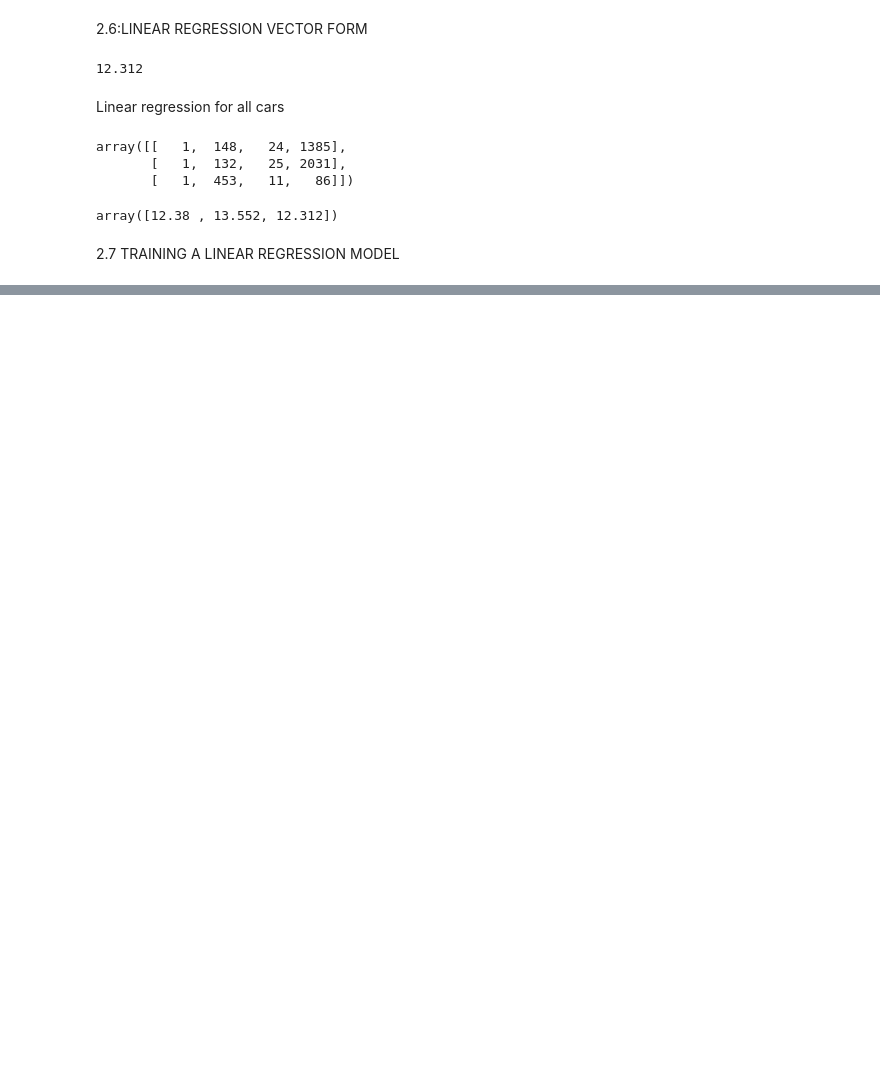
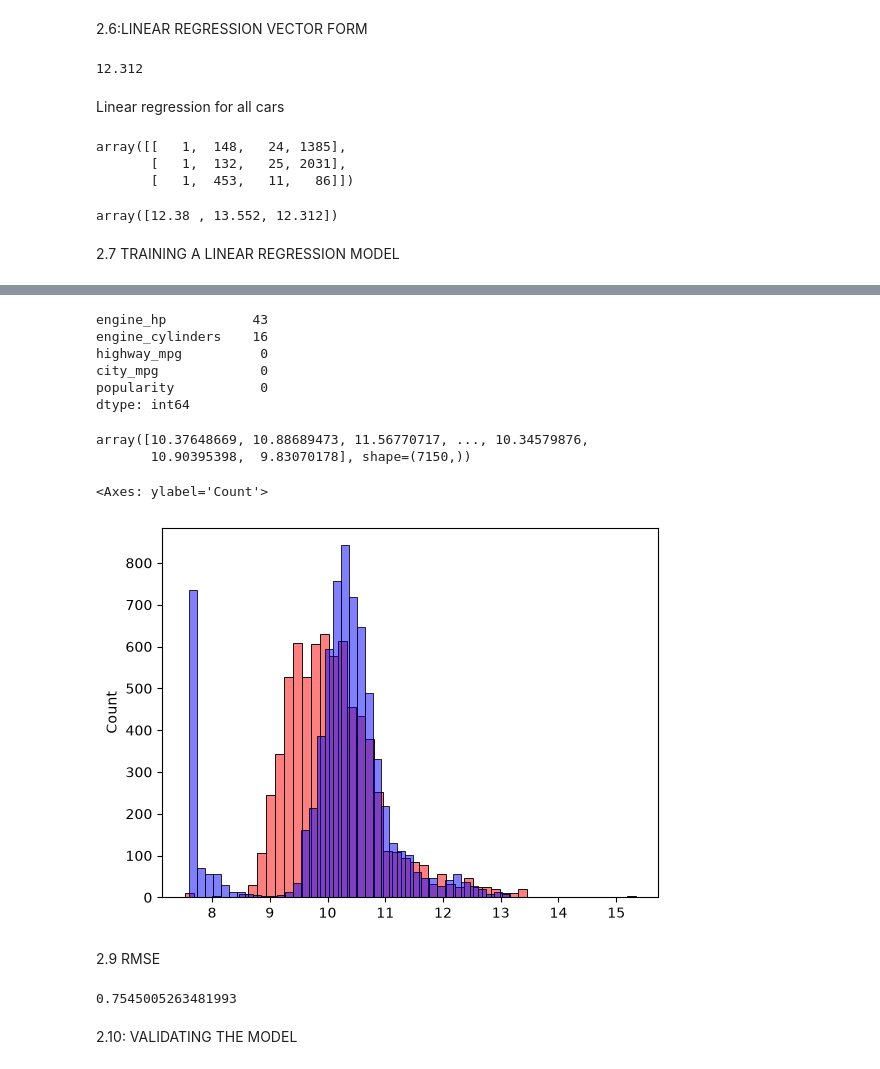
Before and after one commit to william-kambi/machine--learning-zoomcamp, a Jupyter notebook: 02-regression/02 carprice.ipynb, the cells around one changed output, grey strips where cells are left out. Cells and saved outputs as stored; diff of their text form; code cells hidden in the pictures; blank space fills up the shorter version.

```diff
--- a/02-regression/02 carprice.ipynb
+++ b/02-regression/02 carprice.ipynb
@@ -377,0 +434,4 @@ array([12.38 , 13.552, 12.312])
+# %%
+base = ['engine_hp', 'engine_cylinders', 'highway_mpg',
+        'city_mpg', 'popularity']
+df_train[base]
@@ -377,0 +454,28 @@ array([12.38 , 13.552, 12.312])
+# %%
+df_train[base].isnull().sum()
+# %% [output]
+engine_hp           43
+engine_cylinders    16
+highway_mpg          0
+city_mpg             0
+popularity           0
+dtype: int64
+# %%
+X_train = df_train[base].fillna(0).values
+# %%
+y_train
+# %% [output]
+array([10.37648669, 10.88689473, 11.56770717, ..., 10.34579876,
+       10.90395398,  9.83070178], shape=(7150,))
+# %%
+w0 , w =linear_regression(X_train, y_train)
+# %%
+y_pred = w0 + X_train.dot(w)
+# %%
+sns.histplot(y_pred,color='red',alpha=0.5,bins=50)
+sns.histplot(y_train,color='blue',alpha=0.5,bins=50)
+# %% [output]
+<Axes: ylabel='Count'>
+[figure, added]
+# %% [markdown]
+2.9 RMSE
@@ -377,0 +488,6 @@ array([12.38 , 13.552, 12.312])
+# %%
+rmse(y_train, y_pred).item()
+# %% [output]
+0.7545005263481993
+# %% [markdown]
+2.10: VALIDATING THE MODEL
```
Also changed, not shown: parts of 46 cells of this notebook.
